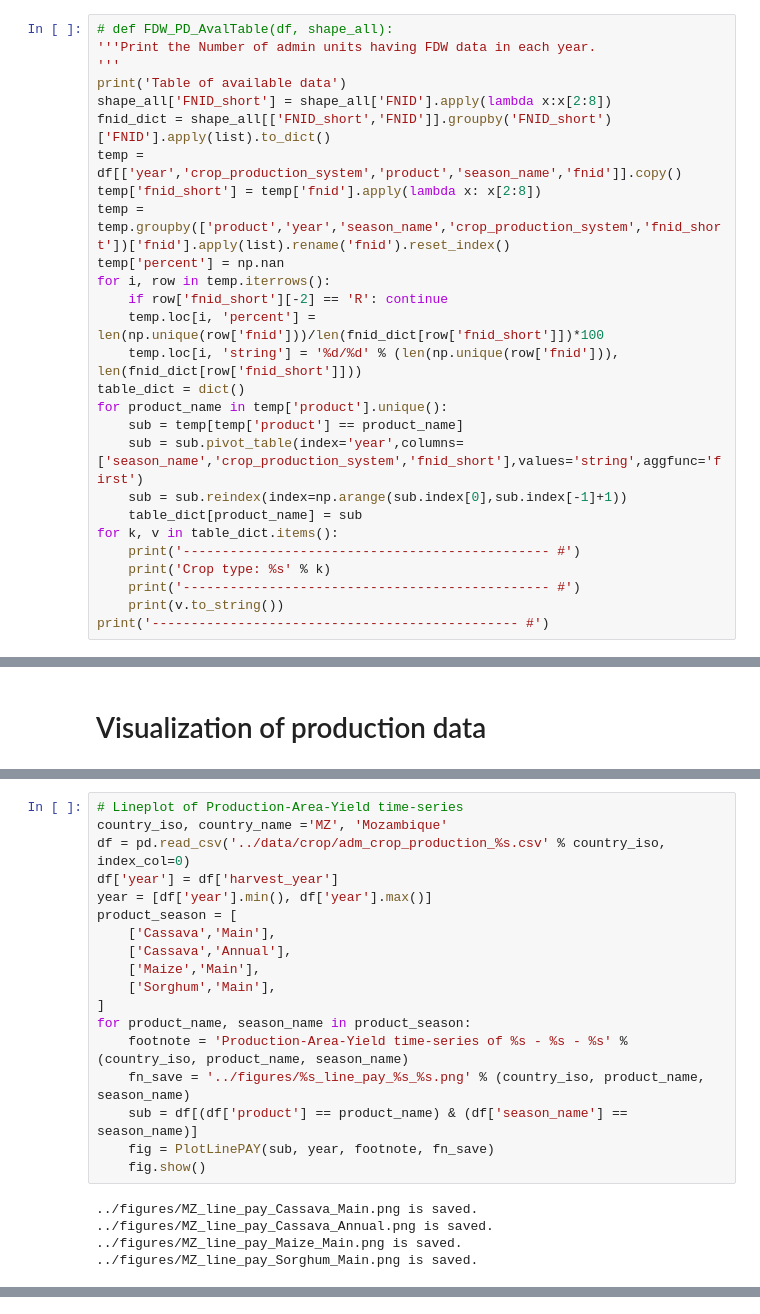
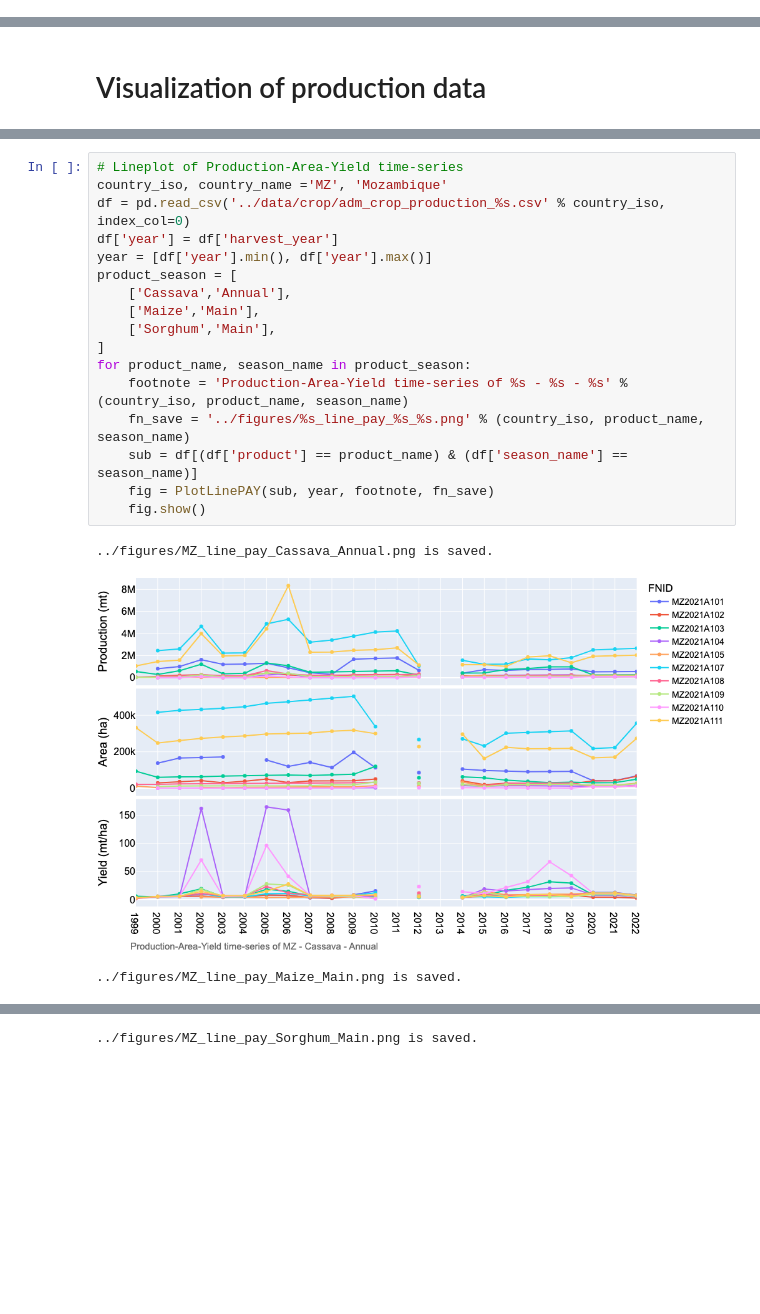
Before and after one commit to HarvestStat/HarvestStat, a Jupyter notebook: notebook/CropData_MZ_Profile.ipynb, the cells around one changed output, grey strips where cells are left out. Saved outputs shown, nothing was run; the diff lists cells and outputs as text; blank space fills up the shorter version.

```diff
--- a/notebook/CropData_MZ_Profile.ipynb
+++ b/notebook/CropData_MZ_Profile.ipynb
@@ -123,30 +127,3 @@ year
 2000                       9/11
 ----------------------------------------------- #
 ../figures/MZ_admin_shapes.png is saved.
-# %%
-# def FDW_PD_AvalTable(df, shape_all):
-'''Print the Number of admin units having FDW data in each year.
-'''
-print('Table of available data')
-shape_all['FNID_short'] = shape_all['FNID'].apply(lambda x:x[2:8])
-fnid_dict = shape_all[['FNID_short','FNID']].groupby('FNID_short')['FNID'].apply(list).to_dict()
-temp = df[['year','crop_production_system','product','season_name','fnid']].copy()
-temp['fnid_short'] = temp['fnid'].apply(lambda x: x[2:8])
-temp = temp.groupby(['product','year','season_name','crop_production_system','fnid_short'])['fnid'].apply(list).rename('fnid').reset_index()
-temp['percent'] = np.nan
-for i, row in temp.iterrows():
-    if row['fnid_short'][-2] == 'R': continue
-    temp.loc[i, 'percent'] = len(np.unique(row['fnid']))/len(fnid_dict[row['fnid_short']])*100
-    temp.loc[i, 'string'] = '%d/%d' % (len(np.unique(row['fnid'])), len(fnid_dict[row['fnid_short']]))
-table_dict = dict()
-for product_name in temp['product'].unique():
-    sub = temp[temp['product'] == product_name]
-    sub = sub.pivot_table(index='year',columns=['season_name','crop_production_system','fnid_short'],values='string',aggfunc='first')
-    sub = sub.reindex(index=np.arange(sub.index[0],sub.index[-1]+1))
-    table_dict[product_name] = sub
-for k, v in table_dict.items():
-    print('----------------------------------------------- #')
-    print('Crop type: %s' % k)
-    print('----------------------------------------------- #')
-    print(v.to_string())
-print('----------------------------------------------- #')
@@ -342,23 +309,21 @@ for season_name in ['Main']:
 # %%
 # Lineplot of Production-Area-Yield time-series
 country_iso, country_name ='MZ', 'Mozambique'
 df = pd.read_csv('../data/crop/adm_crop_production_%s.csv' % country_iso, index_col=0)
 df['year'] = df['harvest_year']
 year = [df['year'].min(), df['year'].max()]
 product_season = [
-    ['Cassava','Main'],
     ['Cassava','Annual'],
     ['Maize','Main'],
     ['Sorghum','Main'],
 ]
 for product_name, season_name in product_season:
     footnote = 'Production-Area-Yield time-series of %s - %s - %s' % (country_iso, product_name, season_name)
     fn_save = '../figures/%s_line_pay_%s_%s.png' % (country_iso, product_name, season_name)
     sub = df[(df['product'] == product_name) & (df['season_name'] == season_name)]
     fig = PlotLinePAY(sub, year, footnote, fn_save)
     fig.show()
 # %% [output]
-../figures/MZ_line_pay_Cassava_Main.png is saved.
 ../figures/MZ_line_pay_Cassava_Annual.png is saved.
-../figures/MZ_line_pay_Maize_Main.png is saved.
-../figures/MZ_line_pay_Sorghum_Main.png is saved.
+[figure, added]
+../figures/MZ_line_pay_Maize_Main.png is saved.
@@ -364,0 +331 @@ for product_name, season_name in product_season:
+../figures/MZ_line_pay_Sorghum_Main.png is saved.
```
Also changed, not shown: parts of 6 cells of this notebook, 10 other files.
